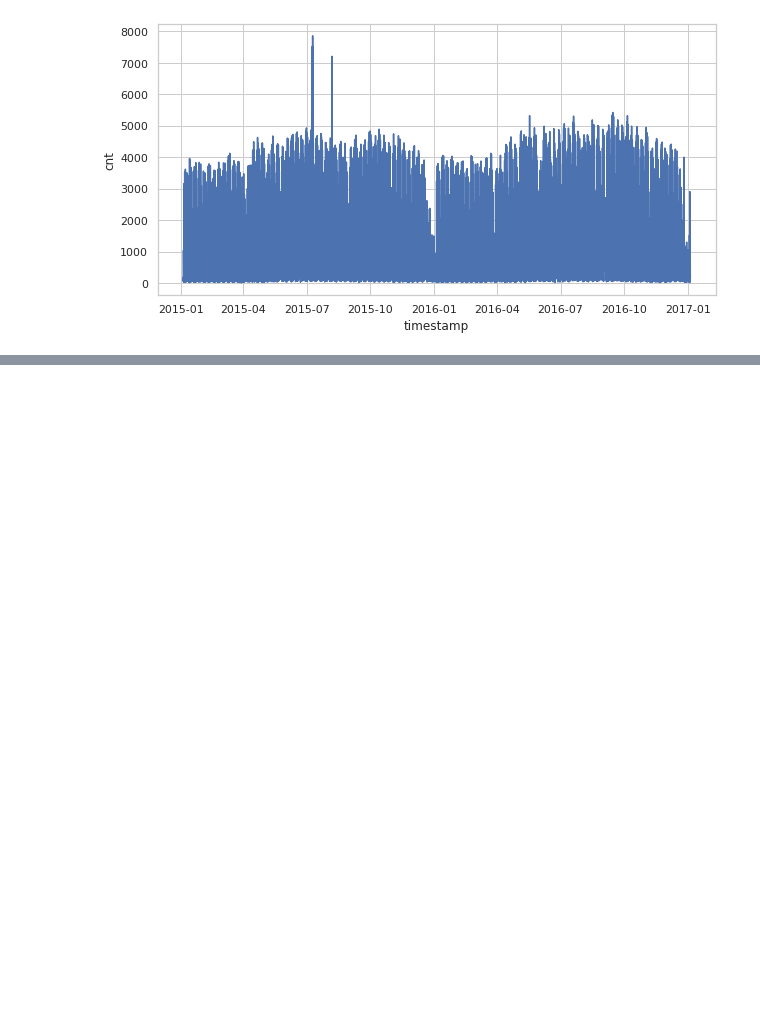
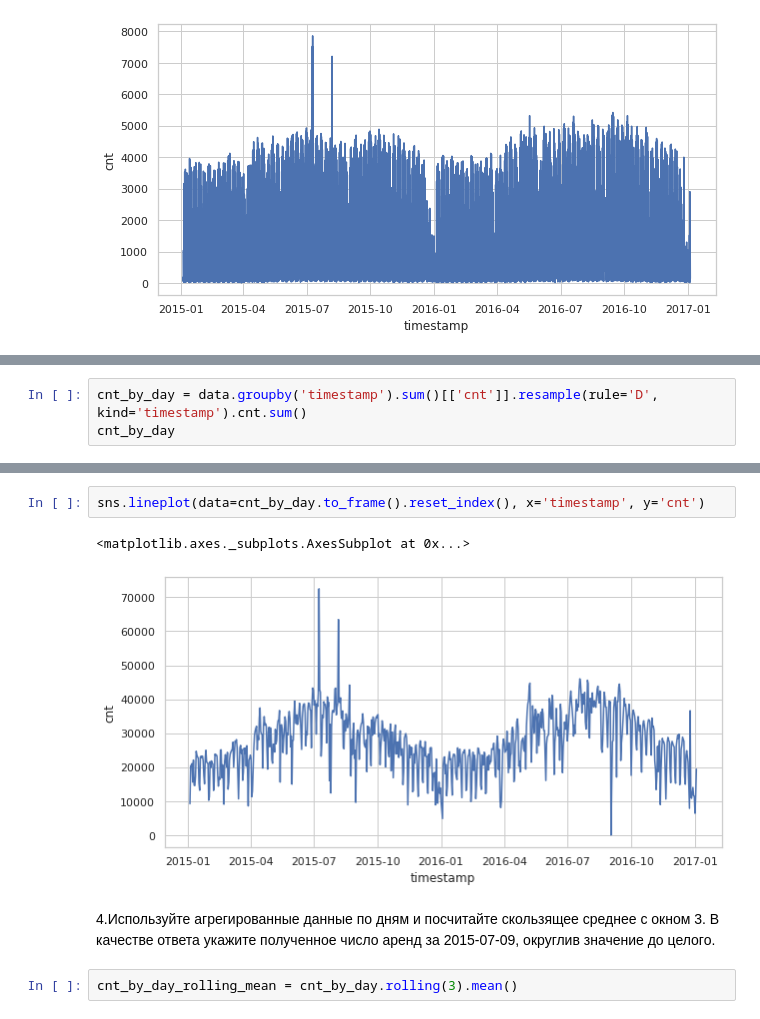
Before and after one commit to VPonomarev42/LearningRep, a Jupyter notebook: stats/stats_miniproject_3.ipynb, the cells around one changed output, grey strips where cells are left out. Saved outputs shown, nothing was run; the diff lists cells and outputs as text; blank space fills up the shorter version.

```diff
--- a/stats/stats_miniproject_3.ipynb
+++ b/stats/stats_miniproject_3.ipynb
@@ -122,0 +131,3 @@ sns.lineplot(data=count_by_date, x='timestamp', y='cnt')
+# %%
+cnt_by_day = data.groupby('timestamp').sum()[['cnt']].resample(rule='D', kind='timestamp').cnt.sum()
+cnt_by_day
@@ -122,0 +148,9 @@ sns.lineplot(data=count_by_date, x='timestamp', y='cnt')
+# %%
+sns.lineplot(data=cnt_by_day.to_frame().reset_index(), x='timestamp', y='cnt')
+# %% [output]
+<matplotlib.axes._subplots.AxesSubplot at 0x...>
+[figure, added]
+# %% [markdown]
+4.Используйте агрегированные данные по дням и посчитайте скользящее среднее с окном 3. В качестве ответа укажите полученное число аренд за 2015-07-09, округлив значение до целого.
+# %%
+cnt_by_day_rolling_mean = cnt_by_day.rolling(3).mean()
```
Also changed, not shown: parts of 9 cells of this notebook.
